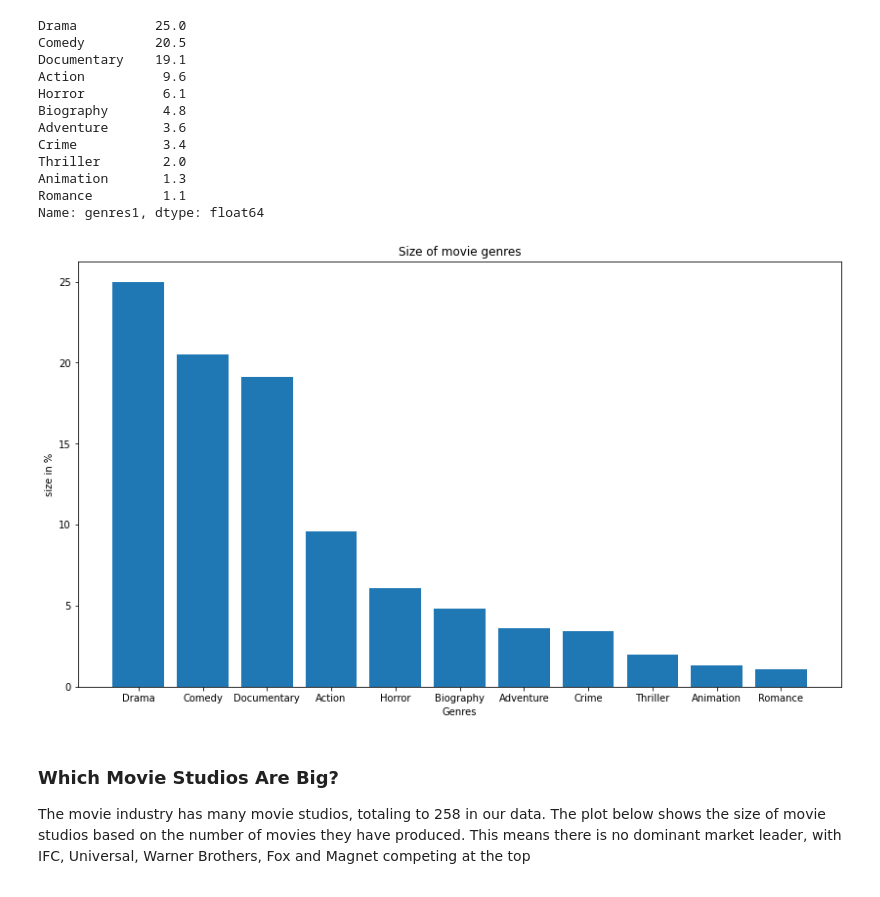
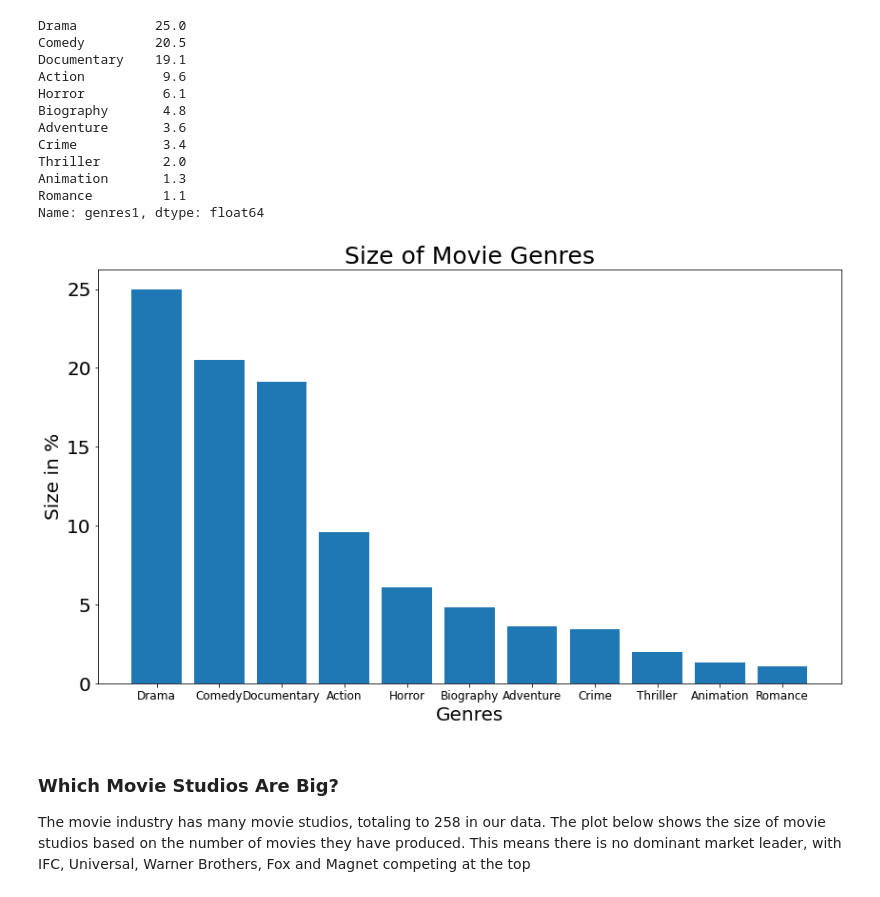
Before and after one commit to paddyokore/sql-reforestration, a Jupyter notebook: box-office_analysis_report.ipynb, the cells around one changed output. Drawn from its saved outputs; the diff is of its cells as text; code cells hidden in the pictures.

```diff
--- a/box-office_analysis_report.ipynb
+++ b/box-office_analysis_report.ipynb
@@ -76,14 +84,16 @@ Name: genres1, dtype: float64
 # %%
 y = list(g.values)
 x = list(g.index)
 
 plt.figure(figsize=(14, 8))
 plt.bar(x, y)
-plt.xlabel('Genres')
-plt.ylabel('size in %')
-plt.title('Size of movie genres');
+plt.xlabel('Genres', fontsize=20)
+plt.xticks(fontsize=12)
+plt.ylabel('Size in %', fontsize=20)
+plt.yticks(fontsize=20)
+plt.title('Size of Movie Genres', fontsize=25);
 # %% [output]
-[figure, old version]
+[figure, new version]
 # %% [markdown]
 ### Which Movie Studios Are Big?
 The movie industry has many movie studios, totaling to 258 in our data. The plot below shows the size of movie studios based on the number of movies they have produced. This means there is no dominant market leader, with IFC, Universal, Warner Brothers, Fox and Magnet competing at the top
```
Also changed, not shown: parts of 40 cells of this notebook.
